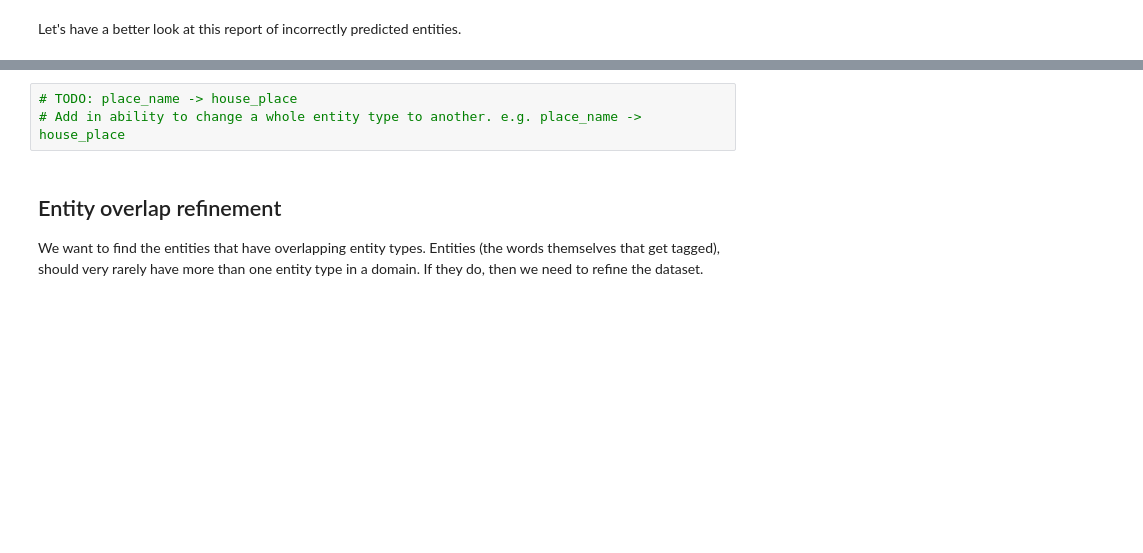
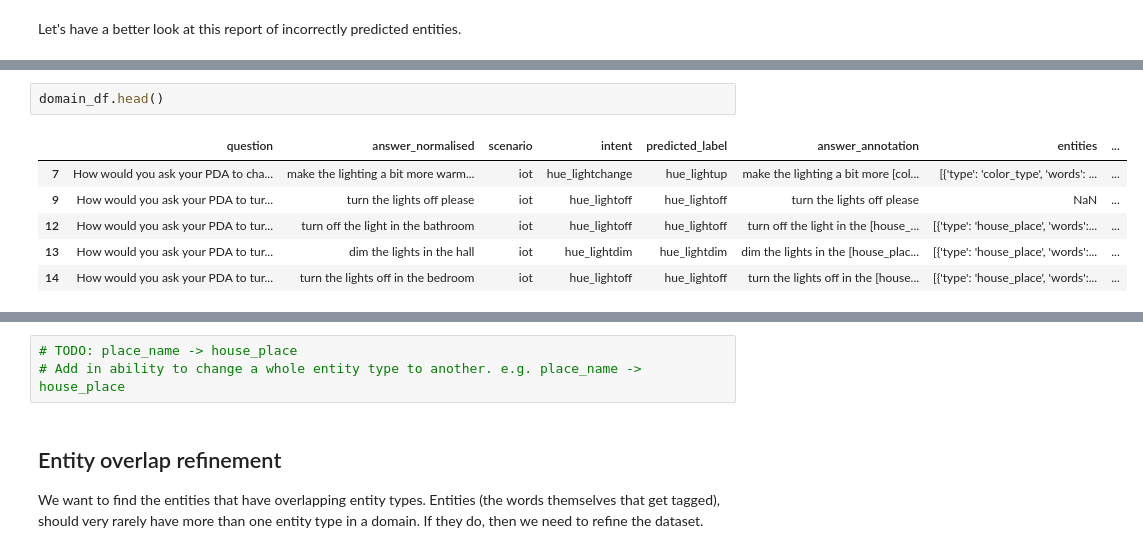
Before and after one commit to secretsauceai/NLU-engine-prototype-benchmarks, a Jupyter notebook: Macro_NLU_Entity_Refinement.ipynb, the cells around one changed output, grey strips where cells are left out. Cells and saved outputs as stored; diff of their text form; blank space fills up the shorter version.

```diff
--- a/Macro_NLU_Entity_Refinement.ipynb
+++ b/Macro_NLU_Entity_Refinement.ipynb
@@ -300,0 +452,9 @@ RenderJSON(incorrect_predicted_entities_report)
+# %%
+domain_df.head()
+# %% [output]
+|  | question | answer_normalised | scenario | intent | predicted_label | answer_annotation | entities | ... |
+| 7 | How would you ask your PDA to cha... | make the lighting a bit more warm... | iot | hue_lightchange | hue_lightup | make the lighting a bit more [col... | [{'type': 'color_type', 'words': ... | ... |
+| 9 | How would you ask your PDA to tur... | turn the lights off please | iot | hue_lightoff | hue_lightoff | turn the lights off please | NaN | ... |
+| 12 | How would you ask your PDA to tur... | turn off the light in the bathroom | iot | hue_lightoff | hue_lightoff | turn off the light in the [house_... | [{'type': 'house_place', 'words':... | ... |
+| 13 | How would you ask your PDA to tur... | dim the lights in the hall | iot | hue_lightdim | hue_lightdim | dim the lights in the [house_plac... | [{'type': 'house_place', 'words':... | ... |
+| 14 | How would you ask your PDA to tur... | turn the lights off in the bedroom | iot | hue_lightoff | hue_lightoff | turn the lights off in the [house... | [{'type': 'house_place', 'words':... | ... |
```
Also changed, not shown: parts of 20 cells of this notebook.
